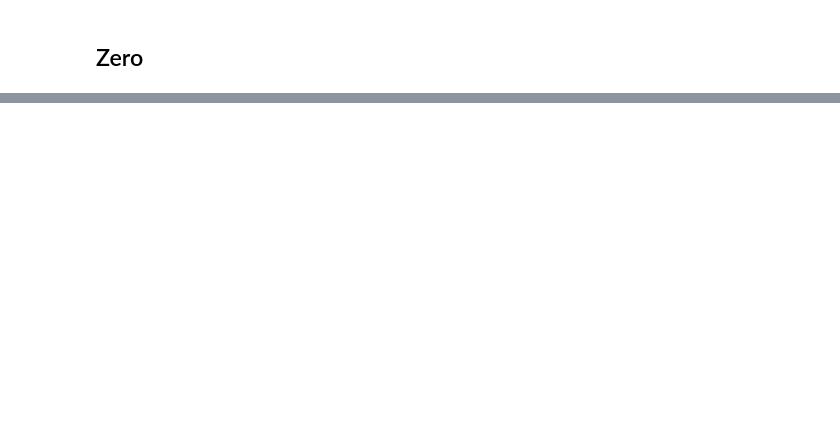
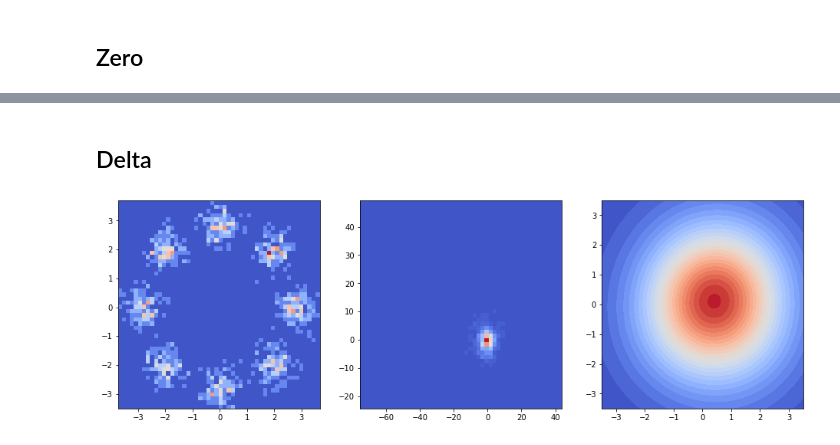
Before and after one commit to necludov/particle-EBMs, a Jupyter notebook: notebooks/toy-visualization.ipynb, the cells around one changed output, grey strips where cells are left out. Cells and saved outputs as stored; diff of their text form; code cells hidden in the pictures; blank space fills up the shorter version.

```diff
--- a/notebooks/toy-visualization.ipynb
+++ b/notebooks/toy-visualization.ipynb
@@ -128,0 +135,6 @@ plot_final_model('zero', '8gaussians')
+# %% [markdown]
+## Delta
+# %%
+plot_final_model('delta', '8gaussians', True)
+# %% [output]
+[figure, added]
```
Also changed, not shown: parts of 19 cells of this notebook, 5 other files.
